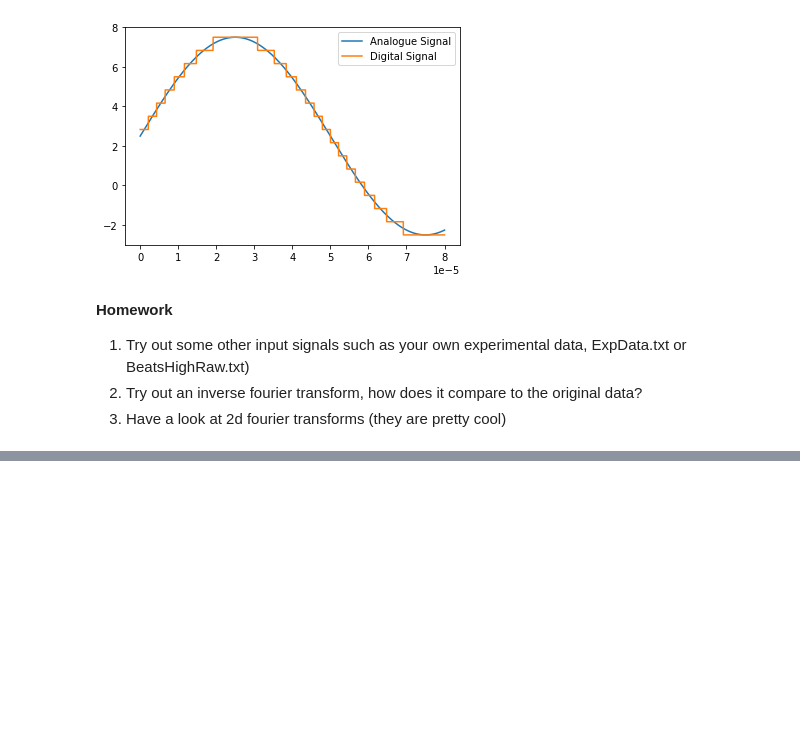
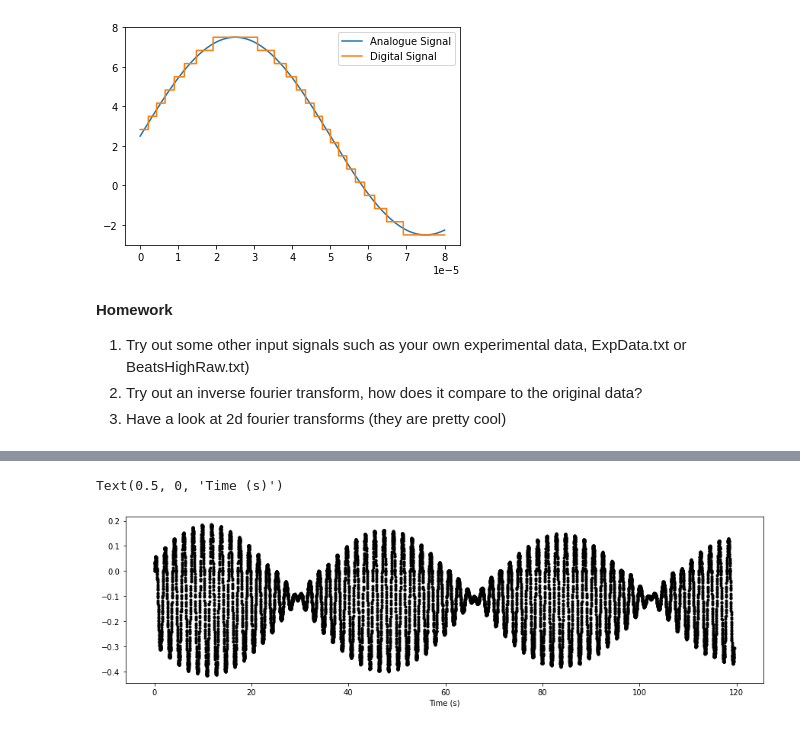
Before and after one commit to phys3112/Tutorials-with-Matt, a Jupyter notebook: Tutorial 4 ADC Random Fourier Answers.ipynb, the cells around one changed output, grey strips where cells are left out. Saved outputs shown, nothing was run; the diff lists cells and outputs as text; code cells hidden in the pictures; blank space fills up the shorter version.

```diff
--- a/Tutorial 4 ADC Random Fourier Answers.ipynb
+++ b/Tutorial 4 ADC Random Fourier Answers.ipynb
@@ -59,0 +91,5 @@ plt.legend(["Analogue Signal", "Digital Signal"])
+# %%
+dataTable = pd.read_csv('BeatsHighRaw.txt',sep='\t',header=1) # Setting what row to read as our heading
+dataTable.columns = ["t", "v", "v1"] # renaming columns headings
+dataTable = dataTable[["t", "v"]]
+dataTable # printing the table
@@ -59,0 +110,3 @@ plt.legend(["Analogue Signal", "Digital Signal"])
+# %%
+fixedTable = dataTable.groupby(dataTable['t'],as_index=False).aggregate({'v':'mean'}) # We dont want to use t as an index
+fixedTable
@@ -59,0 +127,12 @@ plt.legend(["Analogue Signal", "Digital Signal"])
+# %%
+timebase = fixedTable.t.to_numpy()
+my_signal = fixedTable.v.to_numpy()
+steps = len(fixedTable.t)
+timestep =  0.01
+
+plt.figure(figsize=(15, 4))
+plt.plot(timebase, my_signal,'k.')
+plt.xlabel('Time (s)')
+# %% [output]
+Text(0.5, 0, 'Time (s)')
+[figure, added]
```
Also changed, not shown: parts of 6 cells of this notebook, 2 other files.
